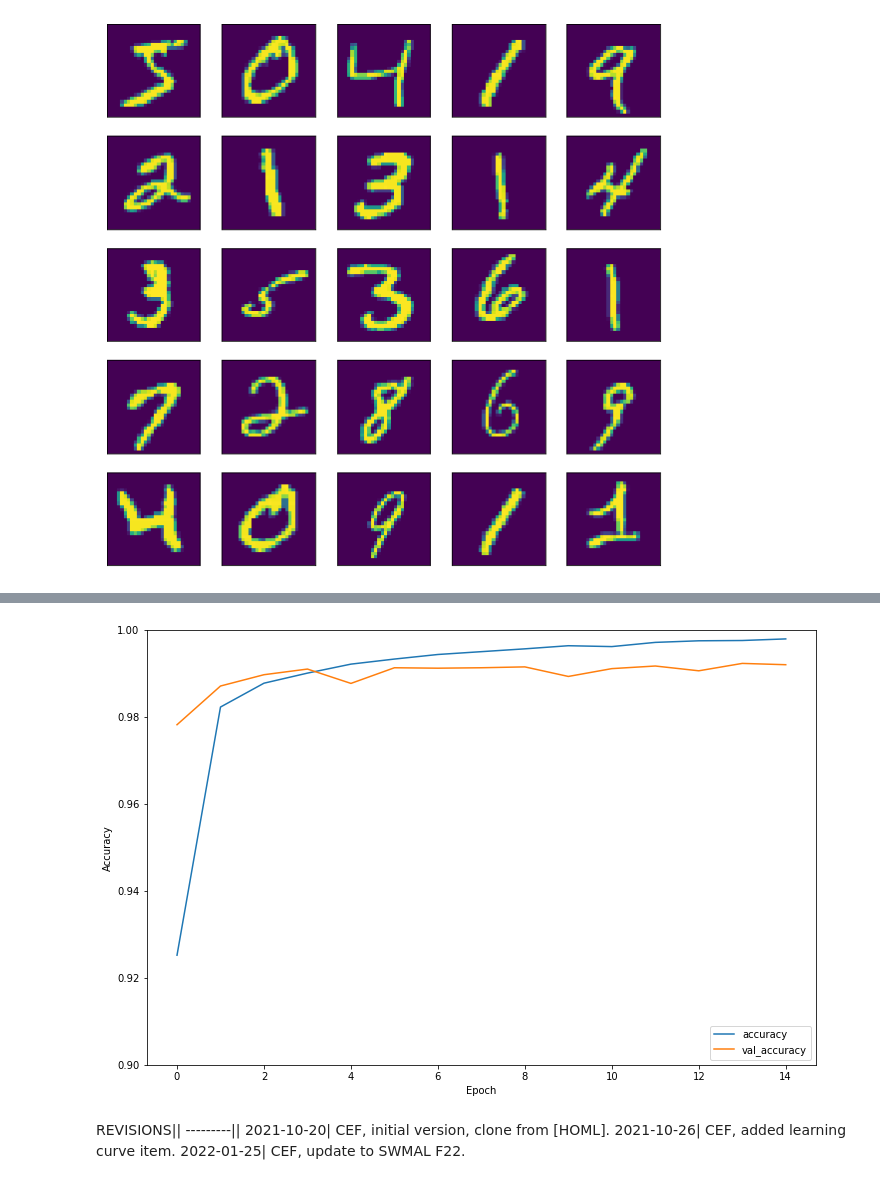
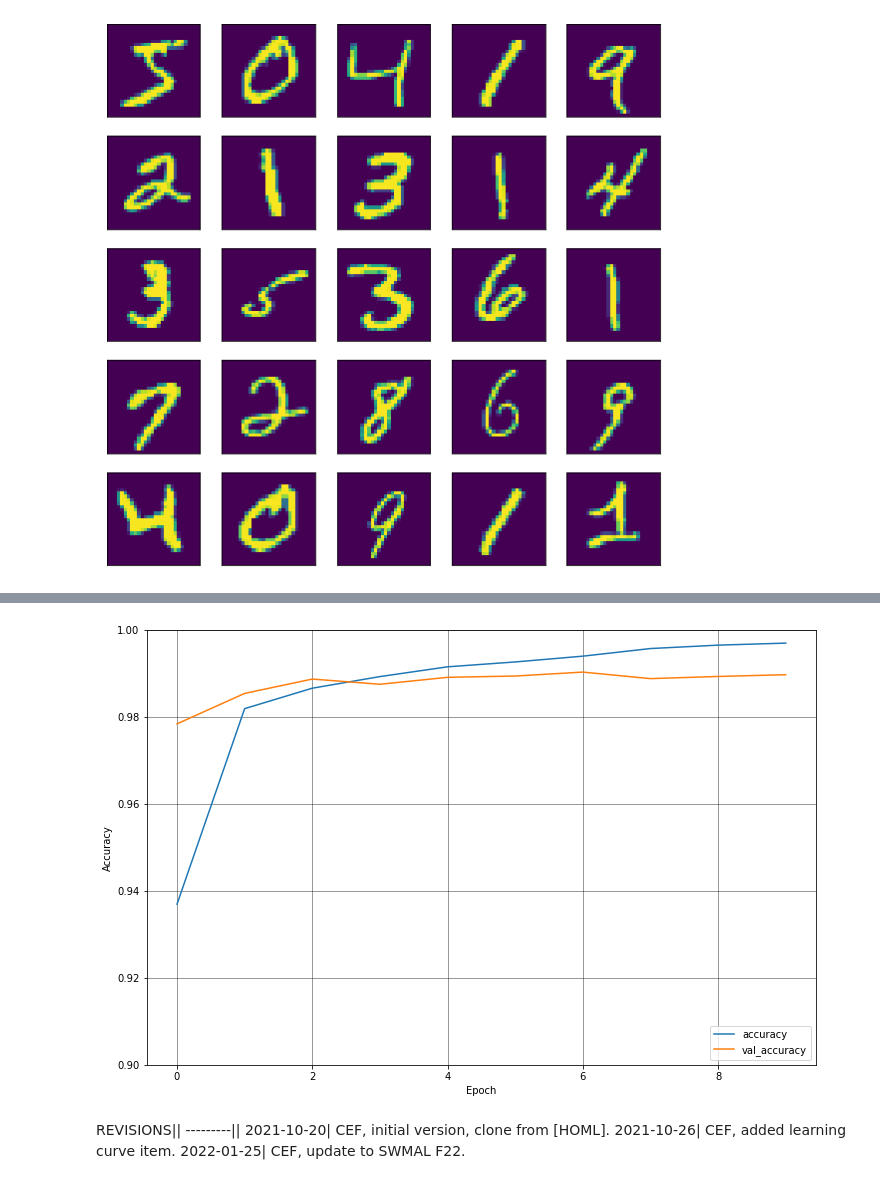
Before and after one commit to MariusHBovbjerg/MAL-opgaver, a Jupyter notebook: Opgaver/L7-opgave/O1/cnn.ipynb, the cells around one changed output, grey strips where cells are left out. Saved outputs shown, nothing was run; the diff lists cells and outputs as text; code cells hidden in the pictures.

```diff
--- a/Opgaver/L7-opgave/O1/cnn.ipynb
+++ b/Opgaver/L7-opgave/O1/cnn.ipynb
@@ -45,10 +45,7 @@ model.add(layers.Input(shape=(28,28,1)))
 model.add(layers.Conv2D(32, (3, 3), activation='relu'))
 model.add(layers.MaxPooling2D((2, 2)))
 model.add(layers.Conv2D(64, (3, 3), activation='relu'))
-model.add(layers.MaxPooling2D((2, 2)))
-model.add(layers.Conv2D(64, (3, 3), activation='relu'))
 model.add(layers.Flatten())
-model.add(layers.Dense(64, activation='relu'))
 model.add(layers.Dense(10))
 model.summary()
 # %% [output]
@@ -71,7 +71,7 @@ Non-trainable params: 0
 _________________________________________________________________
 # %%
 batch_size = 128
-epochs = 15
+epochs = 10
 
 model.compile(optimizer='adam', loss=tf.keras.losses.SparseCategoricalCrossentropy(from_logits=True), metrics=['accuracy'])
 
@@ -97,12 +100,15 @@ Epoch 15/15
 # %%
-
 plt.rcParams['figure.figsize'] = (12,8)
+fig = plt.figure()
+plt.rc('grid', linestyle="-", color='black', alpha=0.5)
+plt.grid()
 plt.plot(history.history['accuracy'], label='accuracy')
 plt.plot(history.history['val_accuracy'], label = 'val_accuracy')
 plt.xlabel('Epoch')
 plt.ylabel('Accuracy')
 plt.ylim([0.9, 1])
 plt.legend(loc='lower right')
+fig.savefig('accuracy.png')
 
 test_loss, test_acc = model.evaluate(X_test,  y_test, verbose=2)
 # %% [output]
@@ -110,4 +116,4 @@ test_loss, test_acc = model.evaluate(X_test,  y_test, verbose=2)
-[figure, old version]
+[figure, new version]
 # %% [markdown]
 REVISIONS||
 ---------||
```
Also changed, not shown: parts of 3 cells of this notebook, 3 other files.
